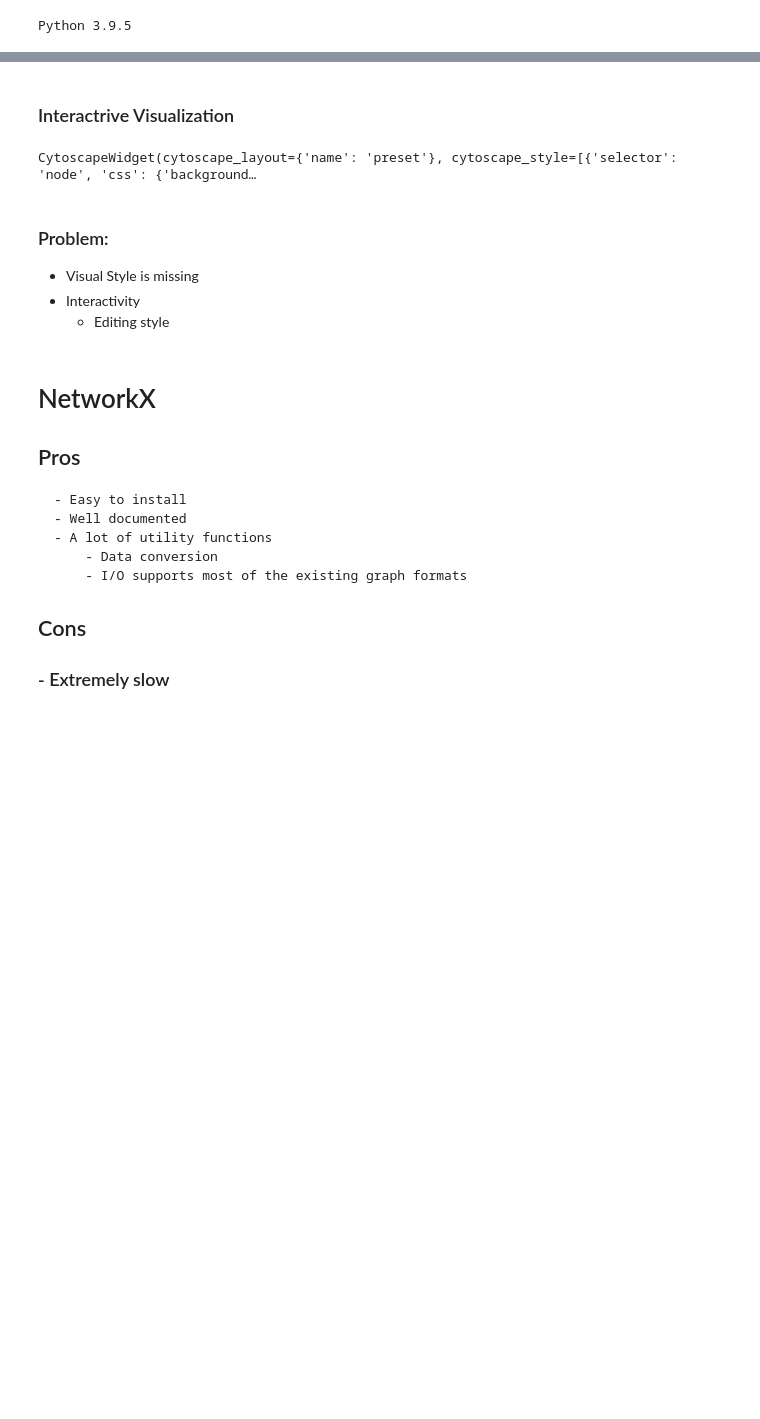
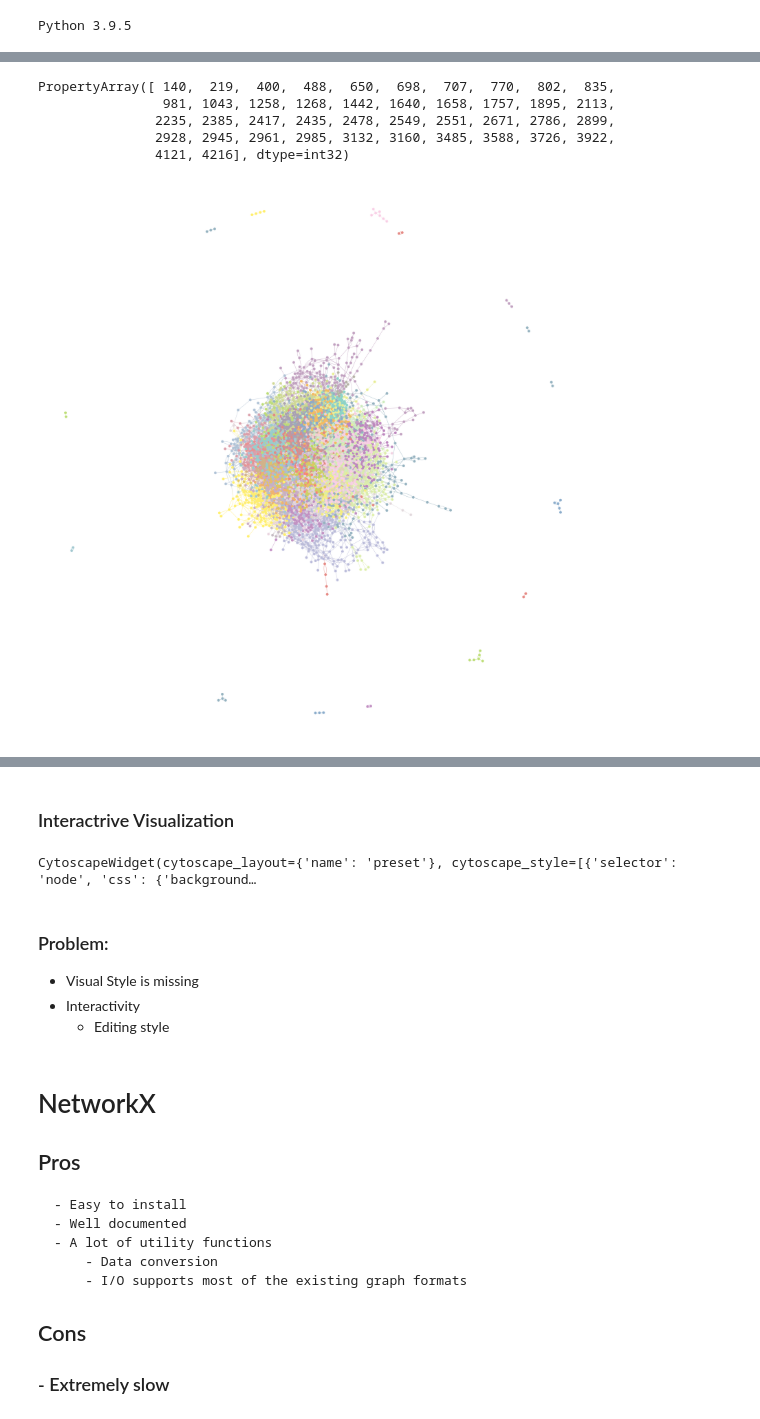
Before and after one commit to keiono/network-workbench, a Jupyter notebook: lab_meeting_1_2022.ipynb, the cells around one changed output, grey strips where cells are left out. Cells and saved outputs as stored; diff of their text form; code cells hidden in the pictures; blank space fills up the shorter version.

```diff
--- a/lab_meeting_1_2022.ipynb
+++ b/lab_meeting_1_2022.ipynb
@@ -95 +162,14 @@ nx.nx_agraph.write_dot(nx_graph, DOT1)
 gt_1 = load_graph(DOT1)
+# %%
+state = minimize_blockmodel_dl(gt_1)
+pal1 = sns.color_palette()
+
+import numpy as np
+list1 = state.get_blocks().get_array()
+np.unique(list1)
+# %% [output]
+PropertyArray([ 140,  219,  400,  488,  650,  698,  707,  770,  802,  835,
+                981, 1043, 1258, 1268, 1442, 1640, 1658, 1757, 1895, 2113,
+               2235, 2385, 2417, 2435, 2478, 2549, 2551, 2671, 2786, 2899,
+               2928, 2945, 2961, 2985, 3132, 3160, 3485, 3588, 3726, 3922,
+               4121, 4216], dtype=int32)
@@ -96,3 +180,8 @@ gt_1 = load_graph(DOT1)
 # %%
-# apply layout
-pos1 = sfdp_layout(gt_1)
+# apply layout using membership info
+blocks = state.get_blocks()
+# pos1 = sfdp_layout(gt_1, groups=blocks)
+# state.draw(output_size=(3000, 3000), vertex_text=gt_1.vertex_properties.get('name'), edge_pen_width=1)
+state.draw(output_size=(2000, 2000), edge_pen_width=1)
+# %% [output]
+[figure, added]
```
Also changed, not shown: parts of 19 cells of this notebook.
